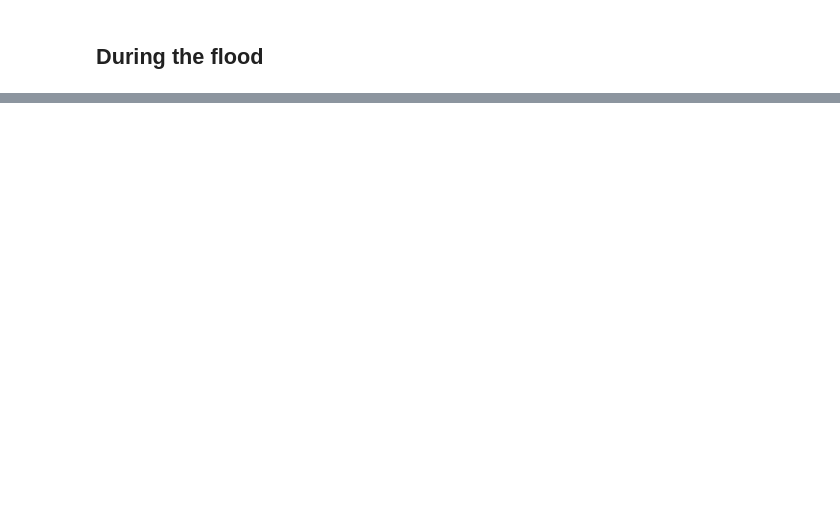
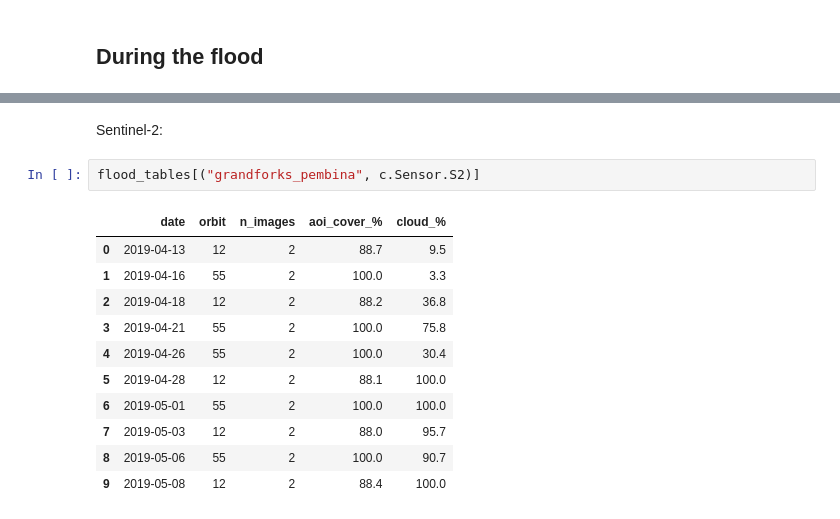
Before and after one commit to 0-Seby/earth-observation, a Jupyter notebook: notebooks/01_scene_availability.ipynb, the cells around one changed output, grey strips where cells are left out. Drawn from its saved outputs; the diff is of its cells as text; blank space fills up the shorter version.

```diff
--- a/notebooks/01_scene_availability.ipynb
+++ b/notebooks/01_scene_availability.ipynb
@@ -75,0 +74,16 @@ tables[("grandforks_pembina", "S2")].query("`cloud_%` < 30")
+# %% [markdown]
+Sentinel-2:
+# %%
+flood_tables[("grandforks_pembina", c.Sensor.S2)]
+# %% [output]
+|  | date | orbit | n_images | aoi_cover_% | cloud_% |
+| 0 | 2019-04-13 | 12 | 2 | 88.7 | 9.5 |
+| 1 | 2019-04-16 | 55 | 2 | 100.0 | 3.3 |
+| 2 | 2019-04-18 | 12 | 2 | 88.2 | 36.8 |
+| 3 | 2019-04-21 | 55 | 2 | 100.0 | 75.8 |
+| 4 | 2019-04-26 | 55 | 2 | 100.0 | 30.4 |
+| 5 | 2019-04-28 | 12 | 2 | 88.1 | 100.0 |
+| 6 | 2019-05-01 | 55 | 2 | 100.0 | 100.0 |
+| 7 | 2019-05-03 | 12 | 2 | 88.0 | 95.7 |
+| 8 | 2019-05-06 | 55 | 2 | 100.0 | 90.7 |
+| 9 | 2019-05-08 | 12 | 2 | 88.4 | 100.0 |
```
Also changed, not shown: parts of 22 cells of this notebook, 23 other files.
